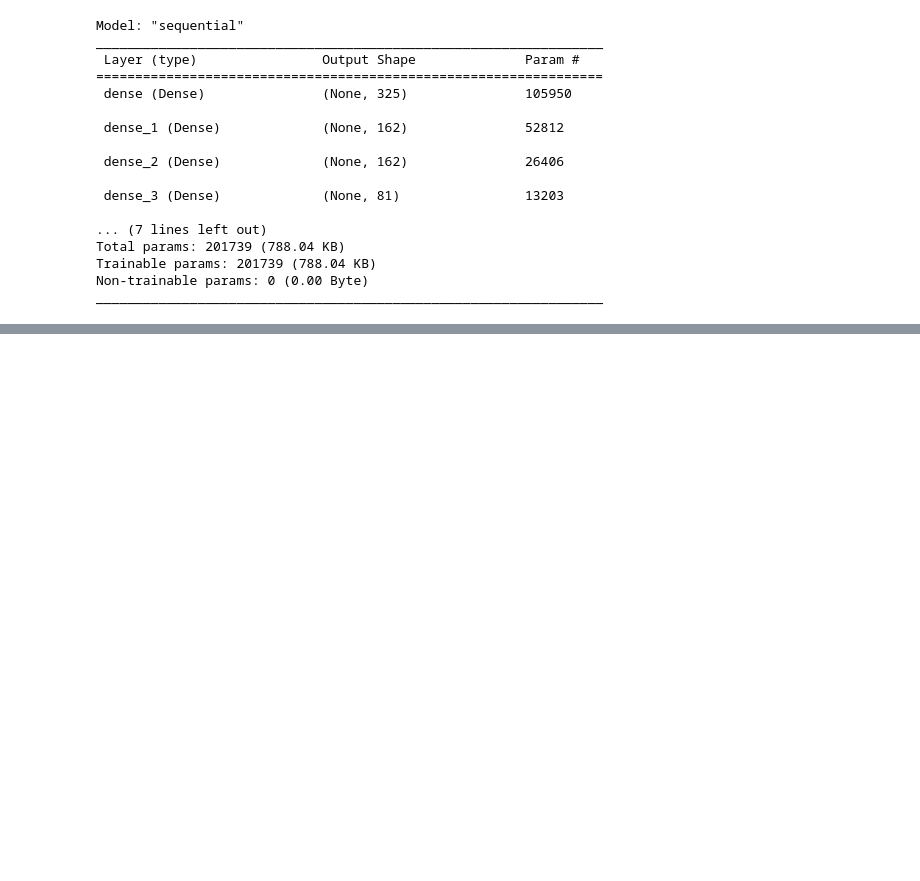
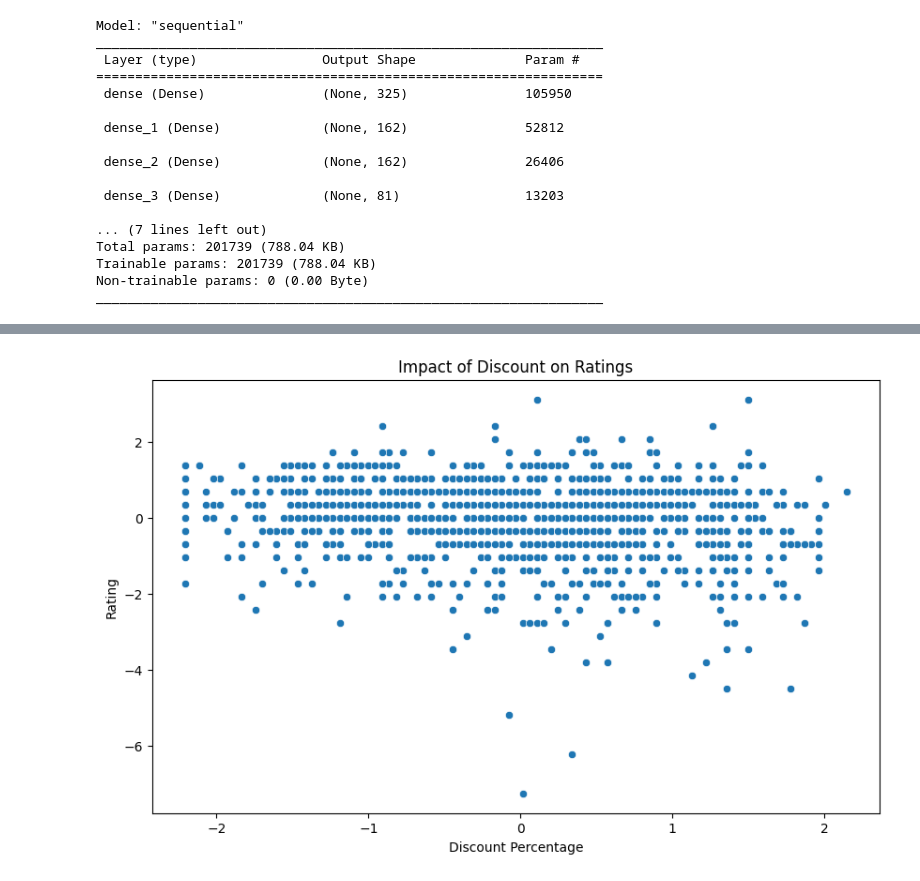
Before and after one commit to blackChan1234/AI, a Jupyter notebook: Basic_NN.ipynb, the cells around one changed output, grey strips where cells are left out. Drawn from its saved outputs; the diff is of its cells as text; code cells hidden in the pictures; blank space fills up the shorter version.

```diff
--- a/Basic_NN.ipynb
+++ b/Basic_NN.ipynb
@@ -630,2 +626,15 @@ plt.show()
 # %%
 model.save('models/myhomeworkModel3.h5')
+# %%
+import matplotlib.pyplot as plt
+import seaborn as sns
+
+# Assuming 'df' is your DataFrame and it has 'discount_percentage' and 'rating' columns
+plt.figure(figsize=(10, 6))
+sns.scatterplot(x='discount_percentage', y='rating', data=df)
+plt.title('Impact of Discount on Ratings')
+plt.xlabel('Discount Percentage')
+plt.ylabel('Rating')
+plt.show()
+# %% [output]
+[figure, added]
```
Also changed, not shown: parts of 20 cells of this notebook, 1 other file.
